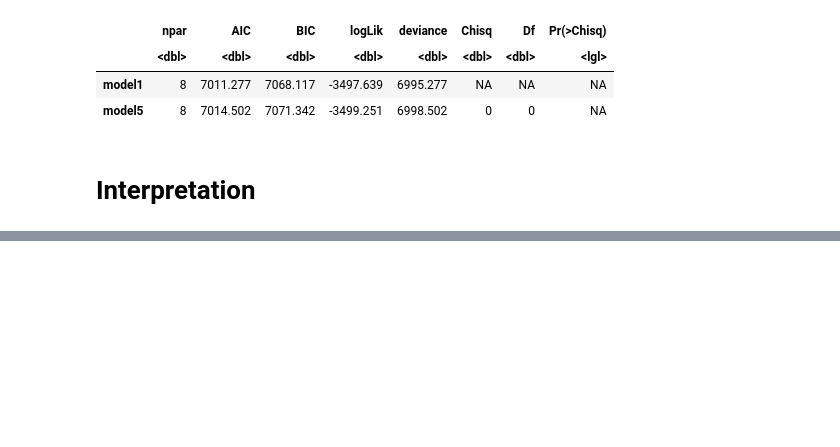
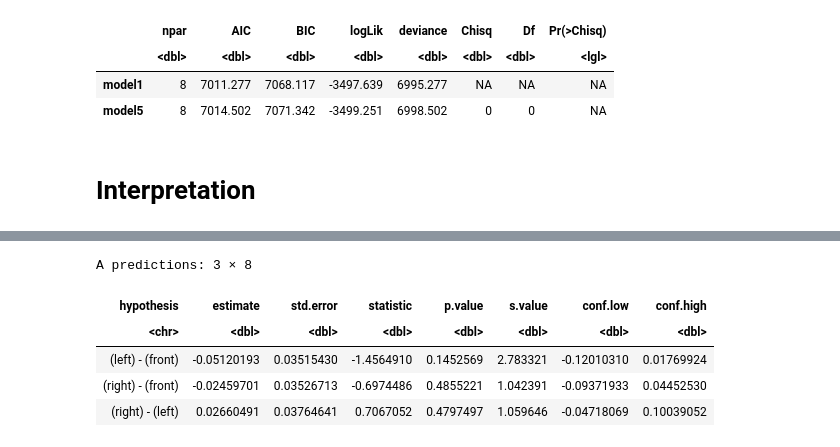
Before and after one commit to grow-ai-like-a-child/referential-gaze, a Jupyter notebook: statistics/gemini.ipynb, the cells around one changed output, grey strips where cells are left out. Cells and saved outputs as stored; diff of their text form; code cells hidden in the pictures; blank space fills up the shorter version.

```diff
--- a/statistics/gemini.ipynb
+++ b/statistics/gemini.ipynb
@@ -247 +322,10 @@ A data.frame: 6 × 7
 | ActorY | -0.1659441 | 0.3146023 | -0.5274727 | 5.978654e-01 | 4.434438 | -0.03742169 |
+# %%
+avg_predictions(model, by="Angle", hypothesis = ~ pairwise)
+# %% [output]
+A predictions: 3 × 8
+| hypothesis | estimate | std.error | statistic | p.value | s.value | conf.low | conf.high |
+| <chr> | <dbl> | <dbl> | <dbl> | <dbl> | <dbl> | <dbl> | <dbl> |
+| (left) - (front) | -0.05120193 | 0.03515430 | -1.4564910 | 0.1452569 | 2.783321 | -0.12010310 | 0.01769924 |
+| (right) - (front) | -0.02459701 | 0.03526713 | -0.6974486 | 0.4855221 | 1.042391 | -0.09371933 | 0.04452530 |
+| (right) - (left) | 0.02660491 | 0.03764641 | 0.7067052 | 0.4797497 | 1.059646 | -0.04718069 | 0.10039052 |
```
Also changed, not shown: parts of 13 cells of this notebook, 4 other files.
